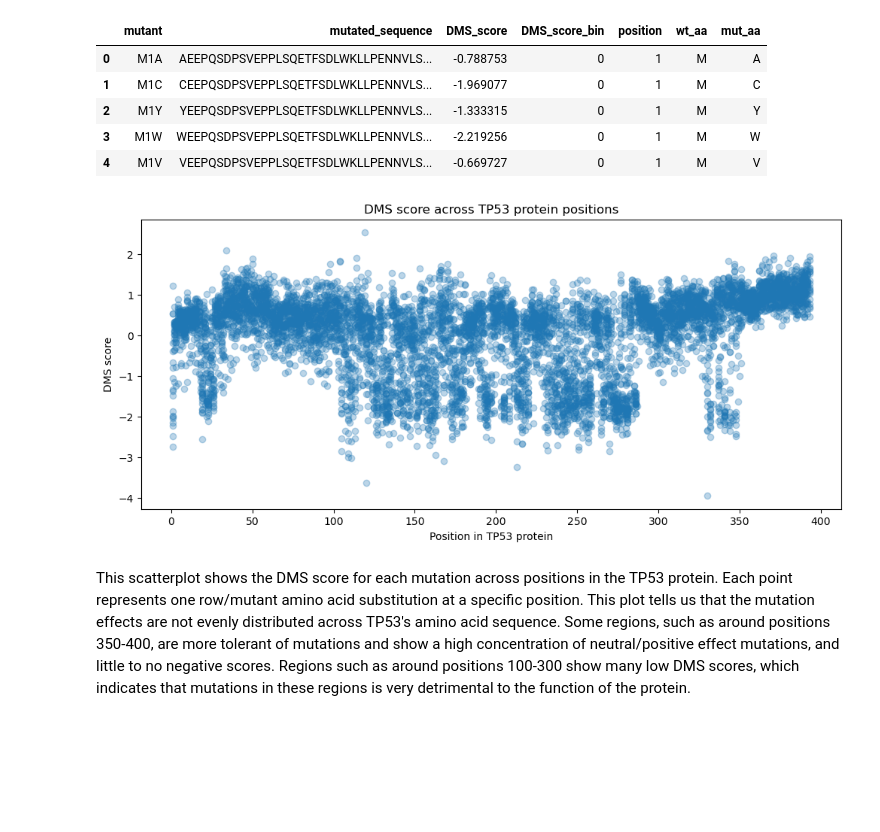
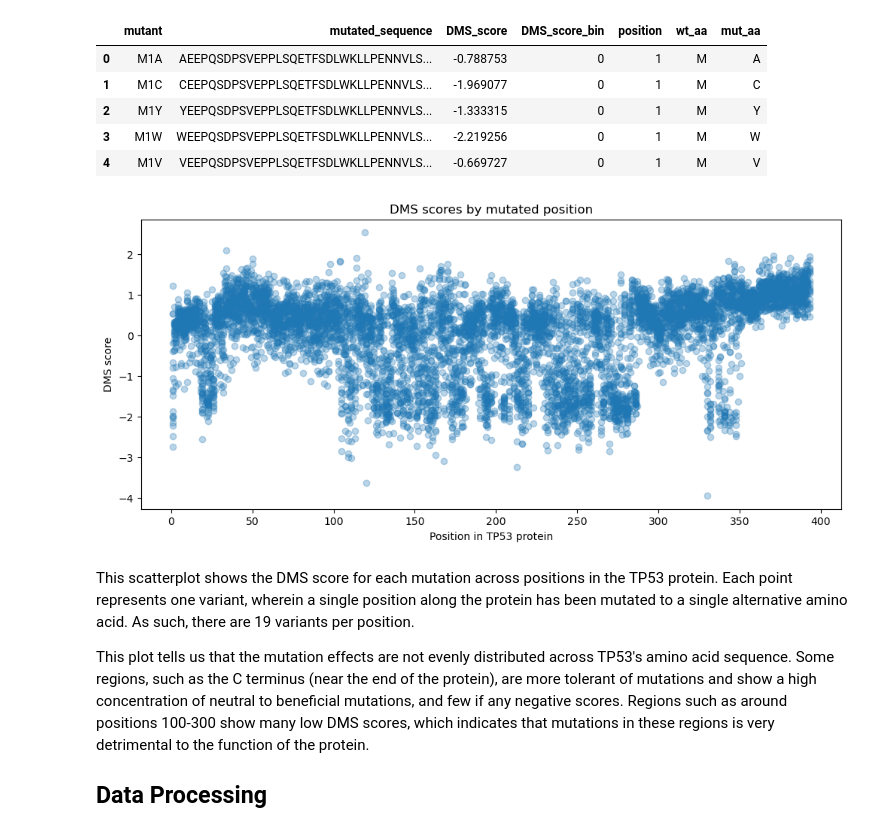
Before and after one commit to slwhitney/tp53_project, a Jupyter notebook: tp53_notebook.ipynb, the cells around one changed output. Saved outputs shown, nothing was run; the diff lists cells and outputs as text; code cells hidden in the pictures; blank space fills up the shorter version.

```diff
--- a/tp53_notebook.ipynb
+++ b/tp53_notebook.ipynb
@@ -76,12 +88,16 @@ data.head()
 # %%
 plt.figure(figsize=(12, 5))
 plt.scatter(data["position"], data["DMS_score"], alpha=0.3)
 
 plt.xlabel("Position in TP53 protein")
 plt.ylabel("DMS score")
-plt.title("DMS score across TP53 protein positions")
+plt.title("DMS scores by mutated position")
 plt.show()
 # %% [output]
-[figure, old version]
+[figure, new version]
 # %% [markdown]
-This scatterplot shows the DMS score for each mutation across positions in the TP53 protein. Each point represents one row/mutant amino acid substitution at a specific position. This plot tells us that the mutation effects are not evenly distributed across TP53's amino acid sequence. Some regions, such as around positions 350-400, are more tolerant of mutations and show a high concentration of neutral/positive effect mutations, and little to no negative scores. Regions such as around positions 100-300 show many low DMS scores, which indicates that mutations in these regions is very detrimental to the function of the protein.
+This scatterplot shows the DMS score for each mutation across positions in the TP53 protein. Each point represents one variant, wherein a single position along the protein has been mutated to a single alternative amino acid. As such, there are 19 variants per position.
+
+This plot tells us that the mutation effects are not evenly distributed across TP53's amino acid sequence. Some regions, such as the C terminus (near the end of the protein), are more tolerant of mutations and show a high concentration of neutral to beneficial mutations, and few if any negative scores. Regions such as around positions 100-300 show many low DMS scores, which indicates that mutations in these regions is very detrimental to the function of the protein.
+
+## Data Processing
```
Also changed, not shown: parts of 8 cells of this notebook.
